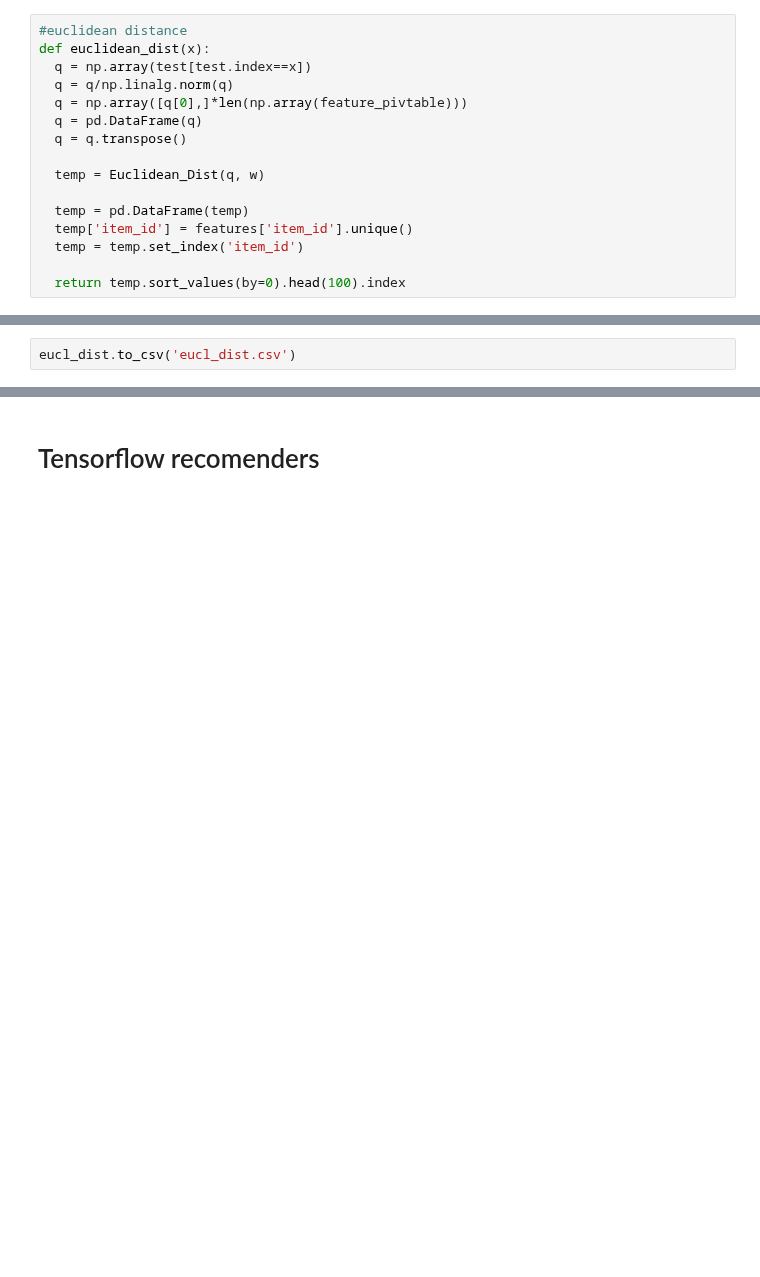
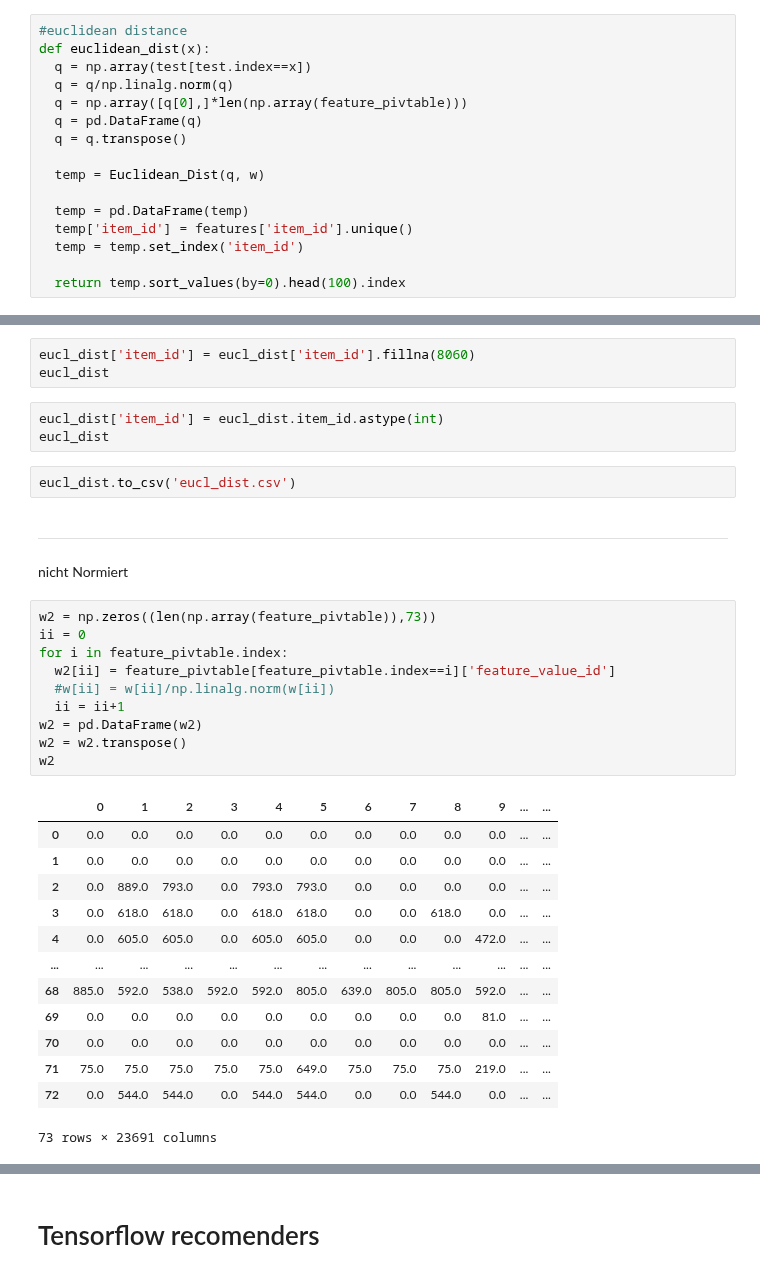
Before and after one commit to Ananassio/Data-Science_lab, a Jupyter notebook: Project/Data.ipynb, the cells around one changed output, grey strips where cells are left out. Drawn from its saved outputs; the diff is of its cells as text; blank space fills up the shorter version.

```diff
--- a/Project/Data.ipynb
+++ b/Project/Data.ipynb
@@ -1566,2 +1532,38 @@ eucl_dist
+# %%
+eucl_dist['item_id'] = eucl_dist['item_id'].fillna(8060)
+eucl_dist
+# %%
+eucl_dist['item_id'] = eucl_dist.item_id.astype(int)
+eucl_dist
 # %%
 eucl_dist.to_csv('eucl_dist.csv')
+# %% [markdown]
+
+
+---
+
+nicht Normiert
+# %%
+w2 = np.zeros((len(np.array(feature_pivtable)),73))
+ii = 0
+for i in feature_pivtable.index:
+  w2[ii] = feature_pivtable[feature_pivtable.index==i]['feature_value_id']
+  #w[ii] = w[ii]/np.linalg.norm(w[ii])
+  ii = ii+1
+w2 = pd.DataFrame(w2)
+w2 = w2.transpose()
+w2
+# %% [output]
+|  | 0 | 1 | 2 | 3 | 4 | 5 | 6 | 7 | 8 | 9 | ... | ... |
+| 0 | 0.0 | 0.0 | 0.0 | 0.0 | 0.0 | 0.0 | 0.0 | 0.0 | 0.0 | 0.0 | ... | ... |
+| 1 | 0.0 | 0.0 | 0.0 | 0.0 | 0.0 | 0.0 | 0.0 | 0.0 | 0.0 | 0.0 | ... | ... |
+| 2 | 0.0 | 889.0 | 793.0 | 0.0 | 793.0 | 793.0 | 0.0 | 0.0 | 0.0 | 0.0 | ... | ... |
+| 3 | 0.0 | 618.0 | 618.0 | 0.0 | 618.0 | 618.0 | 0.0 | 0.0 | 618.0 | 0.0 | ... | ... |
+| 4 | 0.0 | 605.0 | 605.0 | 0.0 | 605.0 | 605.0 | 0.0 | 0.0 | 0.0 | 472.0 | ... | ... |
+| ... | ... | ... | ... | ... | ... | ... | ... | ... | ... | ... | ... | ... |
+| 68 | 885.0 | 592.0 | 538.0 | 592.0 | 592.0 | 805.0 | 639.0 | 805.0 | 805.0 | 592.0 | ... | ... |
+| 69 | 0.0 | 0.0 | 0.0 | 0.0 | 0.0 | 0.0 | 0.0 | 0.0 | 0.0 | 81.0 | ... | ... |
+| 70 | 0.0 | 0.0 | 0.0 | 0.0 | 0.0 | 0.0 | 0.0 | 0.0 | 0.0 | 0.0 | ... | ... |
+| 71 | 75.0 | 75.0 | 75.0 | 75.0 | 75.0 | 649.0 | 75.0 | 75.0 | 75.0 | 219.0 | ... | ... |
+| 72 | 0.0 | 544.0 | 544.0 | 0.0 | 544.0 | 544.0 | 0.0 | 0.0 | 544.0 | 0.0 | ... | ... |
+73 rows × 23691 columns
```
Also changed, not shown: parts of 23 cells of this notebook.
